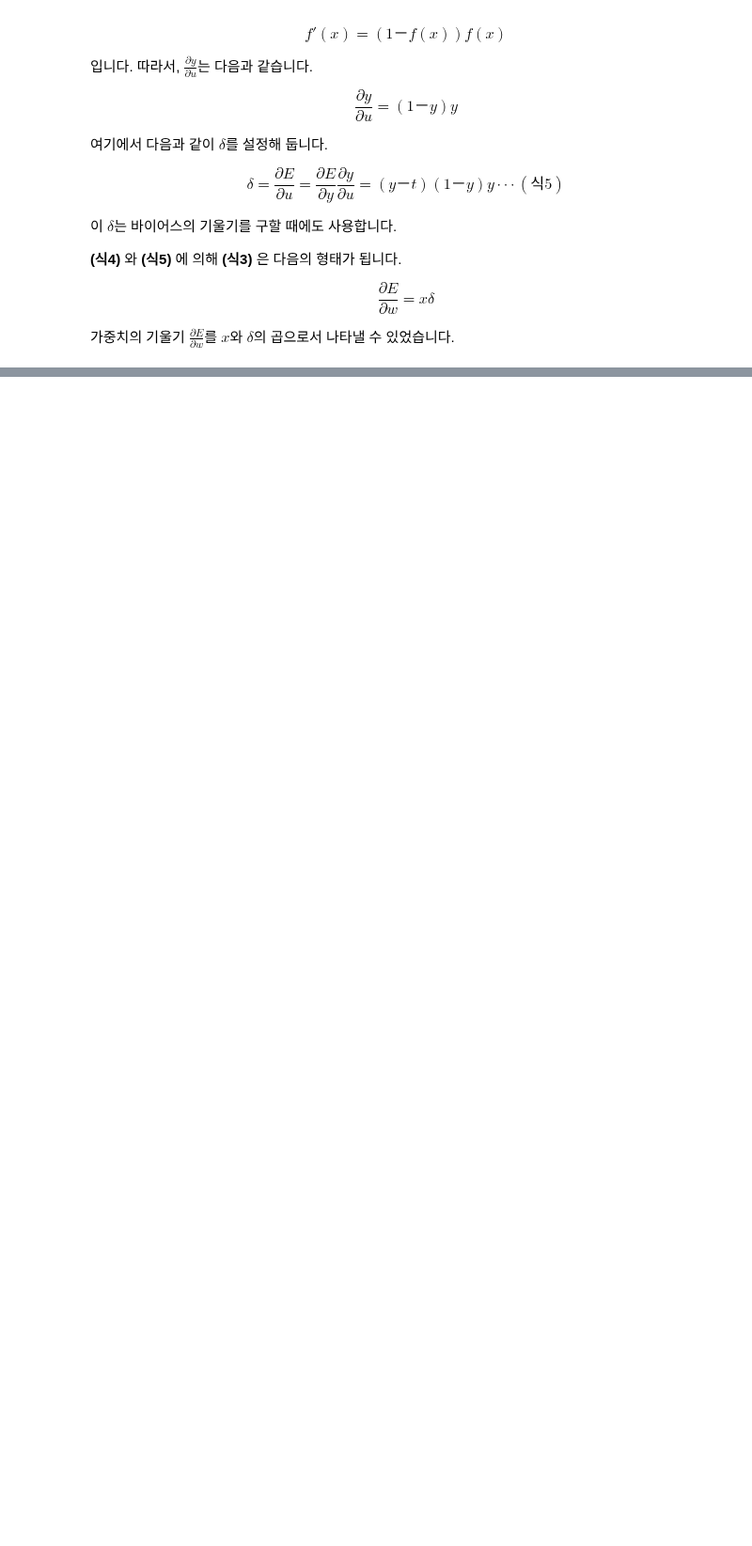
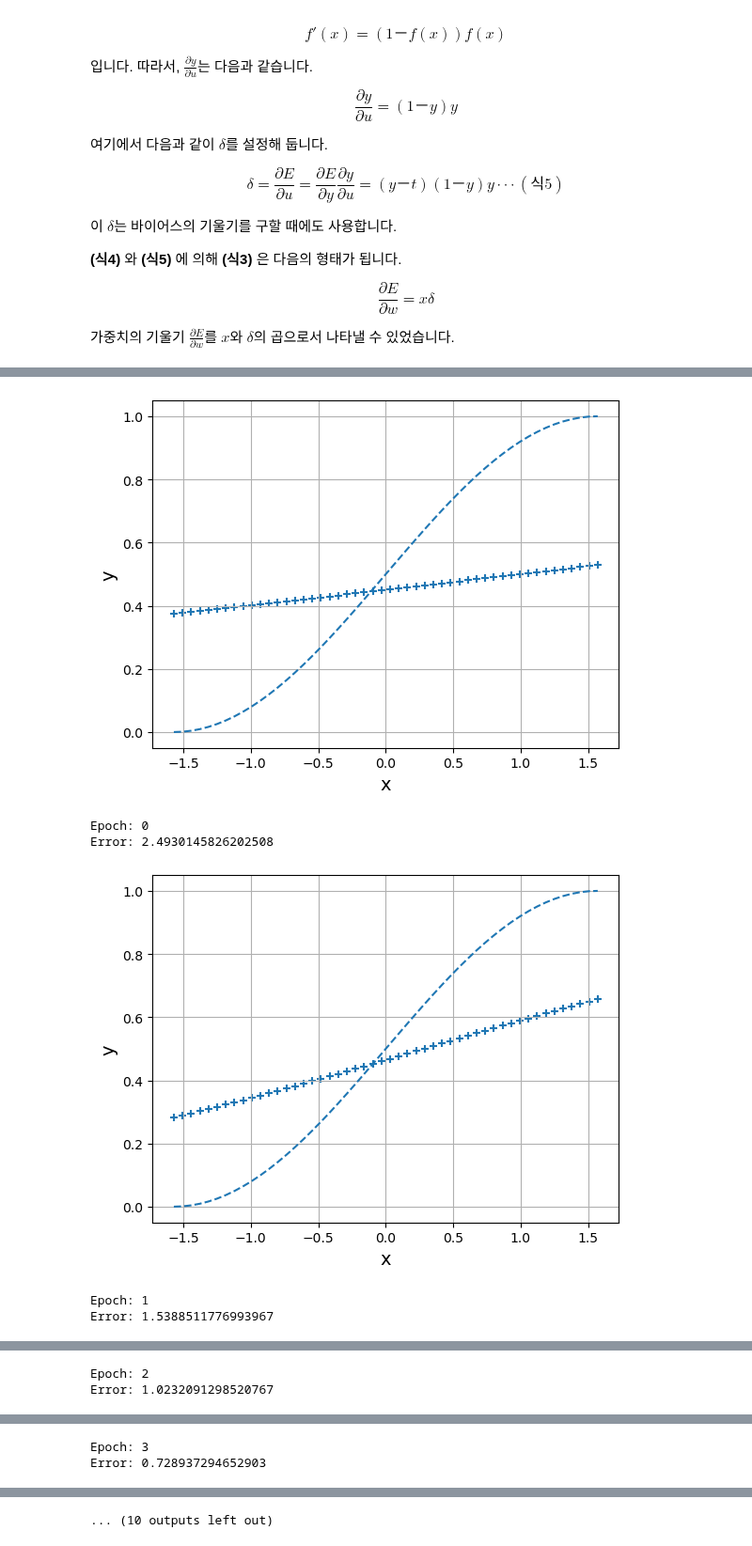
Before and after one commit to gsmin02/AI-Python-STUDY, a Jupyter notebook: Chapter/Chapter 7.ipynb, the cells around one changed output, grey strips where cells are left out. Shown at 94% size. Cells and saved outputs as stored; diff of their text form; code cells hidden in the pictures; blank space fills up the shorter version.

```diff
--- a/Chapter/Chapter 7.ipynb
+++ b/Chapter/Chapter 7.ipynb
@@ -605,0 +690,14 @@ $$ \frac{\partial E}{\partial w} = x\delta $$
+# %%
+#리스트7.8
+
+def show_output(X, Y, T, epoch):
+    plt.plot(X, T, linestyle="dashed") # 정답을 점선으로
+    plt.scatter(X, Y, marker="+") # 출력을 산포도로
+
+    plt.xlabel("x", size=14)
+    plt.ylabel("y", size=14)
+    plt.grid()
+    plt.show()
+
+    print("Epoch:", epoch)
+    print("Error:", 1/2*np.sum((Y-T)**2)) # 오차제곱합을 표시
@@ -605,0 +710,41 @@ $$ \frac{\partial E}{\partial w} = x\delta $$
+# %%
+#리스트7.9
+
+# --- 고정값 ---
+eta = 0.1 # 학습계수
+epoch = 100 # 에포크 수
+
+# --- 초깃값 ---
+w = 0.2 # 가중치
+b = -0.2 # 바이어스
+
+# --- 학습 ---
+for i in range(epoch):
+
+    if i < 10: # 경과를 최초의 10 에포크만큼 표시
+        Y = forward(X, w, b)
+        show_output(X, Y, T, i)
+
+    idx_rand = np.arange(n_data) # 0부터 n_data-1까지의 정수
+    np.random.shuffle(idx_rand) # 섞는다
+
+    for j in idx_rand: # 랜덤인 샘플
+
+        x = X[j] # 입력
+        t = T[j] # 정답
+
+        y = forward(x, w, b) # 순전파
+        grad_w, grad_b, = backward(x, y, t) # 역전파
+        w -= eta * grad_w # (식3) 가중치의 갱신
+        b -= eta * grad_b # (식4) 바이어스의 갱신
+
+# --- 마지막에 결과를 표시 ---
+Y = forward(X, w, b)
+show_output(X, Y, T, epoch)
+# %% [output]
+[figure, added]
+Epoch: 0
+Error: 2.4930145826202508
+[figure, added]
+Epoch: 1
+Error: 1.5388511776993967
@@ -605,0 +752,2 @@ $$ \frac{\partial E}{\partial w} = x\delta $$
+Epoch: 2
+Error: 1.0232091298520767
@@ -605,0 +755,2 @@ $$ \frac{\partial E}{\partial w} = x\delta $$
+Epoch: 3
+Error: 0.728937294652903
@@ -605,0 +763 @@ $$ \frac{\partial E}{\partial w} = x\delta $$
+... (10 outputs left out)
```
Also changed, not shown: parts of 11 cells of this notebook.
